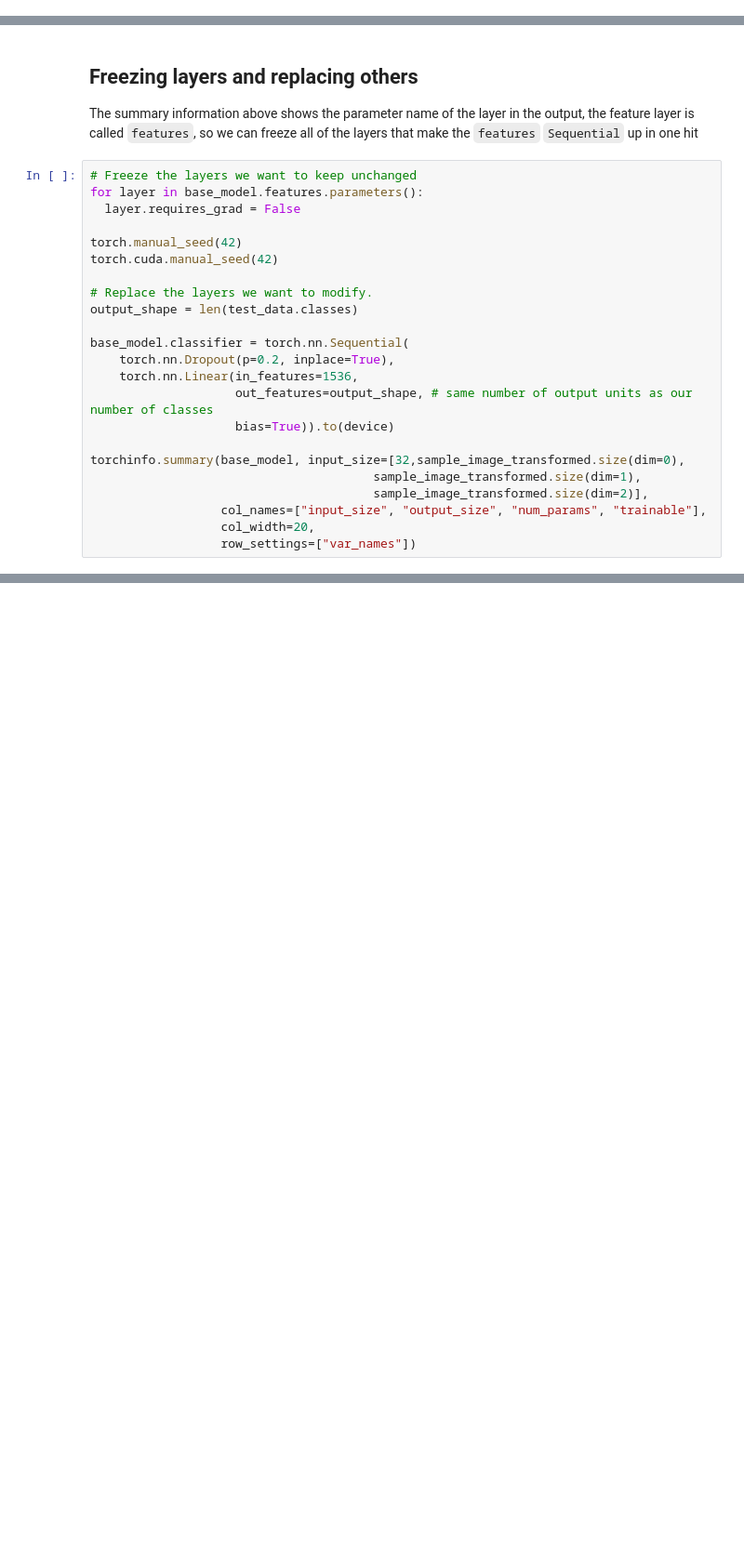
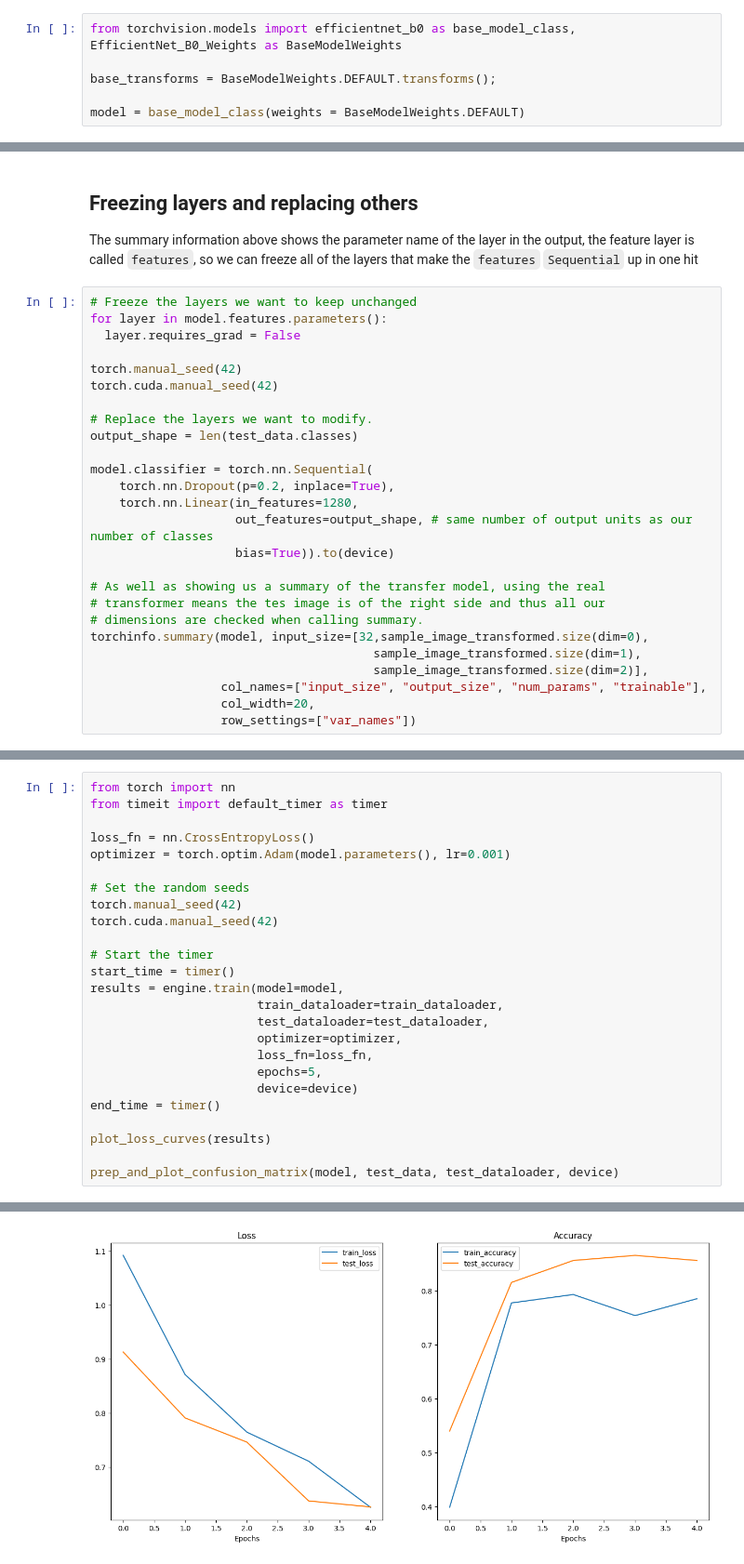
Before and after one commit to Endolf/pytorch-deep-learning-rocm, a Jupyter notebook: src/06_pytorch_transfer_learning.ipynb, the cells around one changed output, grey strips where cells are left out. Shown at 93% size. Cells and saved outputs as stored; diff of their text form; blank space fills up the shorter version.

```diff
--- a/src/06_pytorch_transfer_learning.ipynb
+++ b/src/06_pytorch_transfer_learning.ipynb
@@ -81,0 +24,6 @@ Estimated Total Size (MB): 12279.72
+# %%
+from torchvision.models import efficientnet_b0 as base_model_class, EfficientNet_B0_Weights as BaseModelWeights
+
+base_transforms = BaseModelWeights.DEFAULT.transforms();
+
+model = base_model_class(weights = BaseModelWeights.DEFAULT)
@@ -139,7 +155,7 @@ Additional classes: ['pizza', 'steak', 'sushi']
 The summary information above shows the parameter name of the layer in the output, the feature layer is called `features`, so we can freeze all of the layers that make the `features` `Sequential` up in one hit
 # %%
 # Freeze the layers we want to keep unchanged
-for layer in base_model.features.parameters():
+for layer in model.features.parameters():
   layer.requires_grad = False
 
 torch.manual_seed(42)
@@ -148,13 +164,16 @@ torch.cuda.manual_seed(42)
 # Replace the layers we want to modify.
 output_shape = len(test_data.classes)
 
-base_model.classifier = torch.nn.Sequential(
+model.classifier = torch.nn.Sequential(
     torch.nn.Dropout(p=0.2, inplace=True),
-    torch.nn.Linear(in_features=1536,
+    torch.nn.Linear(in_features=1280,
                     out_features=output_shape, # same number of output units as our number of classes
                     bias=True)).to(device)
 
-torchinfo.summary(base_model, input_size=[32,sample_image_transformed.size(dim=0),
+# As well as showing us a summary of the transfer model, using the real
+# transformer means the tes image is of the right side and thus all our
+# dimensions are checked when calling summary.
+torchinfo.summary(model, input_size=[32,sample_image_transformed.size(dim=0),
                                        sample_image_transformed.size(dim=1),
                                        sample_image_transformed.size(dim=2)],
                   col_names=["input_size", "output_size", "num_params", "trainable"],
@@ -180,0 +246,26 @@ Estimated Total Size (MB): 12273.34
+# %%
+from torch import nn
+from timeit import default_timer as timer
+
+loss_fn = nn.CrossEntropyLoss()
+optimizer = torch.optim.Adam(model.parameters(), lr=0.001)
+
+# Set the random seeds
+torch.manual_seed(42)
+torch.cuda.manual_seed(42)
+
+# Start the timer
+start_time = timer()
+results = engine.train(model=model,
+                       train_dataloader=train_dataloader,
+                       test_dataloader=test_dataloader,
+                       optimizer=optimizer,
+                       loss_fn=loss_fn,
+                       epochs=5,
+                       device=device)
+end_time = timer()
+
+plot_loss_curves(results)
+
+prep_and_plot_confusion_matrix(model, test_data, test_dataloader, device)
+# %% [output]
@@ -180,0 +277 @@ Estimated Total Size (MB): 12273.34
+[figure, added]
```
Also changed, not shown: parts of 14 cells of this notebook.
